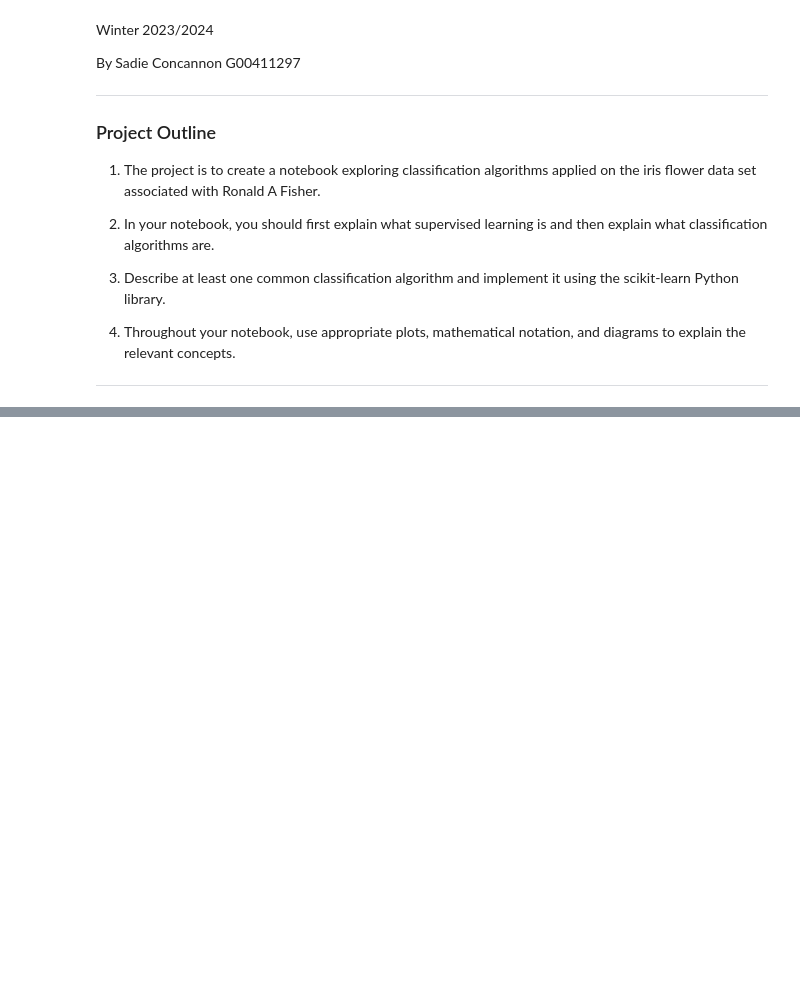
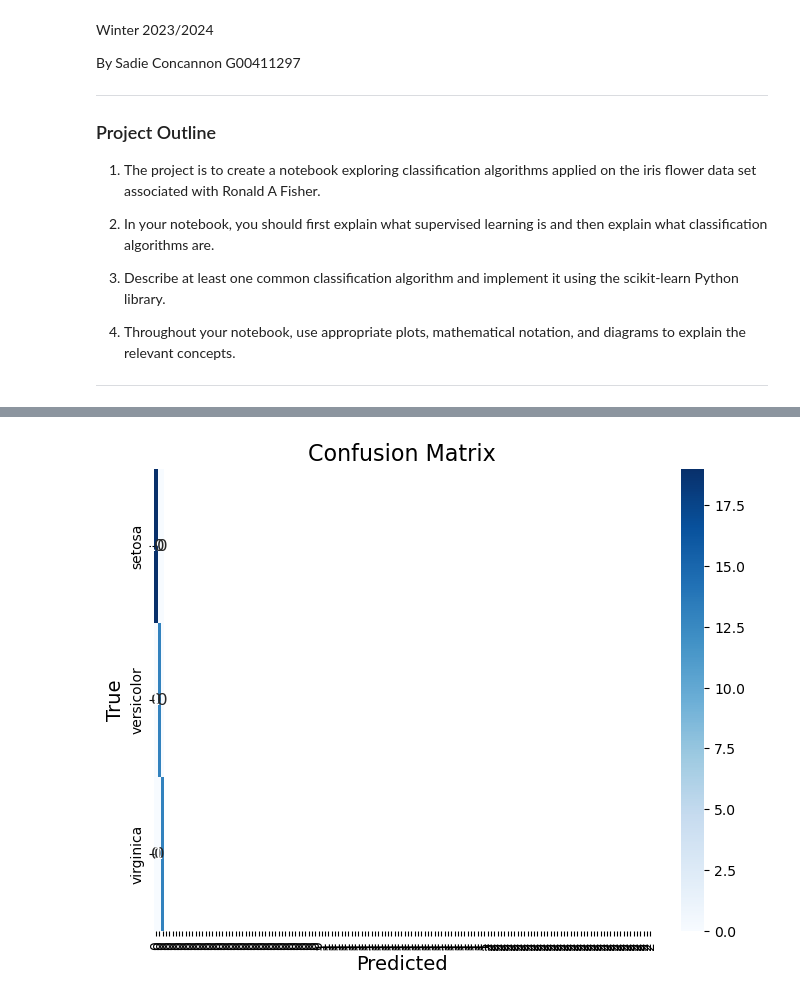
Before and after one commit to SaydsC/Machine-Learning-and-Statistics-Project_2023, a Jupyter notebook: project.ipynb, the cells around one changed output, grey strips where cells are left out. Drawn from its saved outputs; the diff is of its cells as text; code cells hidden in the pictures; blank space fills up the shorter version.

```diff
--- a/project.ipynb
+++ b/project.ipynb
@@ -67,0 +124,20 @@ Each classification algorithm has its strengths, weaknesses, and ideal use cases
+# %%
+#Visualise the results of the Support Vector Machine classification using a simple confusion matrix heatmap
+from sklearn.metrics import confusion_matrix
+import matplotlib.pyplot as plt
+import seaborn as sns
+
+#Create confusion matrix
+conf_matrix = confusion_matrix(y_test, y_pred)
+
+#Plot confusion matrix heatmap
+plt.figure(figsize=(8,6))
+sns.heatmap(conf_matrix, annot=True, cmap='Blues', fmt='d', xticklabels=iris.target, yticklabels=iris.target_names, annot_kws={"size":12})
+plt.xlabel('Predicted', fontsize=14)
+plt.ylabel('True', fontsize=14)
+plt.title('Confusion Matrix', fontsize=16)
+plt.show()
+
+#This shows the performance of the SVM - it illustrates the number of correctly and incorrectly classified instances for class.
+# %% [output]
+[figure, added]
```
Also changed, not shown: parts of 7 cells of this notebook.
